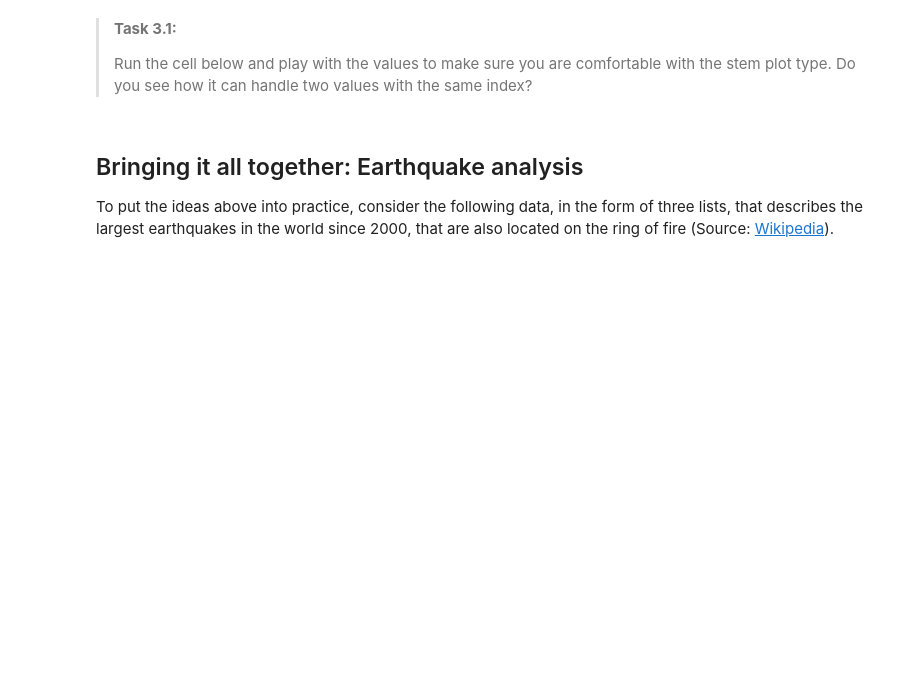
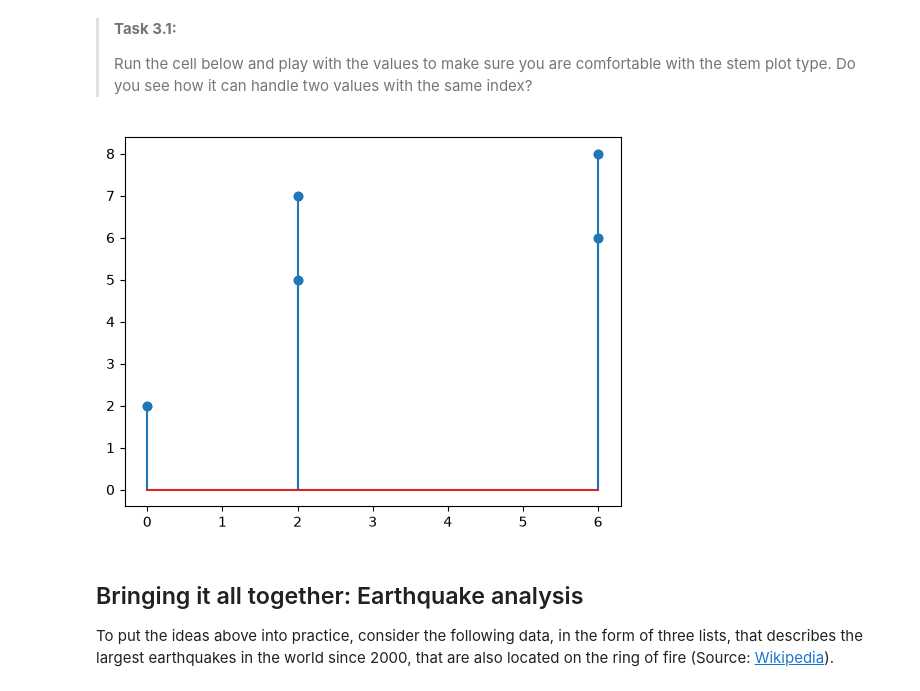
Before and after one commit to johannakatrin/PA2.3, a Jupyter notebook: 3_stem_plots.ipynb, the cells around one changed output. Saved outputs shown, nothing was run; the diff lists cells and outputs as text; code cells hidden in the pictures; blank space fills up the shorter version.

```diff
--- a/3_stem_plots.ipynb
+++ b/3_stem_plots.ipynb
@@ -10,10 +10,12 @@ You have probably used the matplotlib plot types `plot`, `hist` and `scatter` fr
 >
 > Run the cell below and play with the values to make sure you are comfortable with the stem plot type. Do you see how it can handle two values with the same index?
 # %%
-value = [2, 7, 5, 1, 8]
-index = [0, 2, 2, 6, 4]
+value = [2, 7, 5, 6, 8]
+index = [0, 2, 2, 6, 6]
 plt.plot(index, value, 'o')
 plt.stem(index, value);
+# %% [output]
+[figure, added]
 # %% [markdown]
 ## Bringing it all together: Earthquake analysis
 
```
Also changed, not shown: parts of 2 cells of this notebook, 6 other files.
